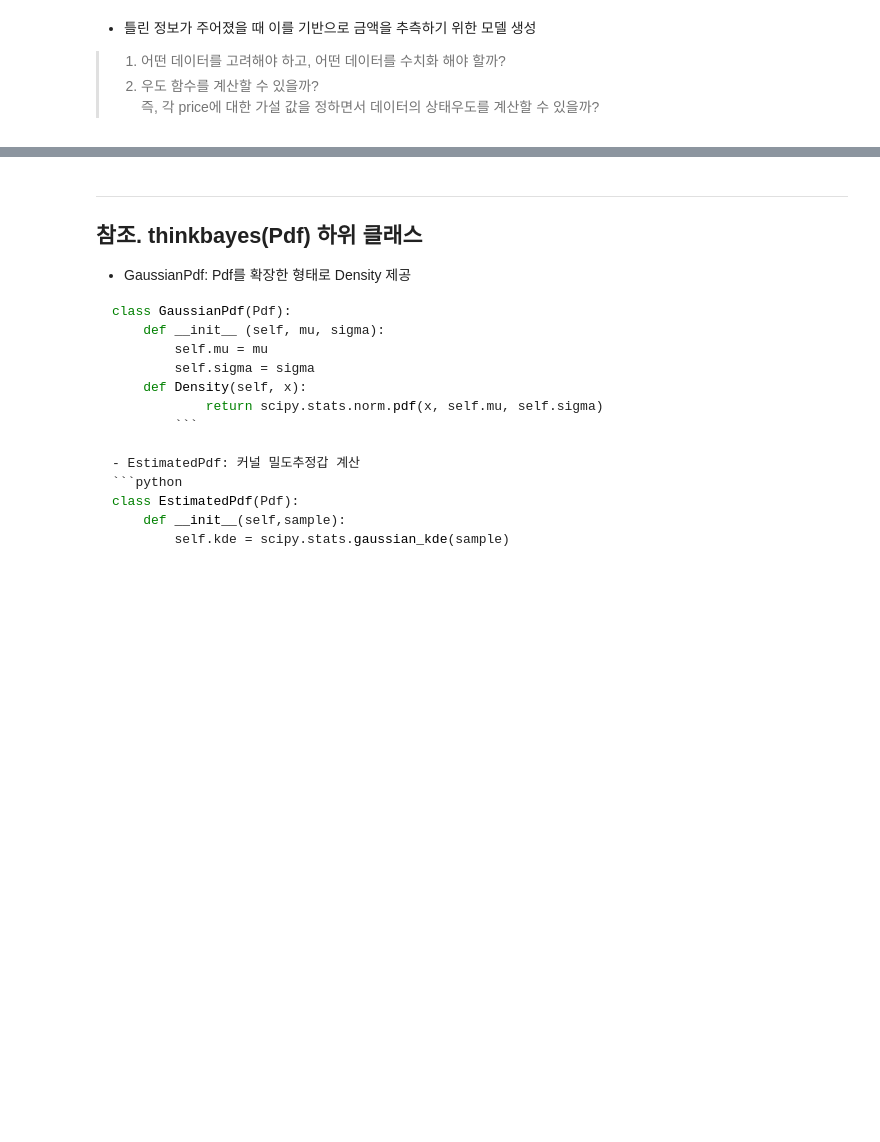
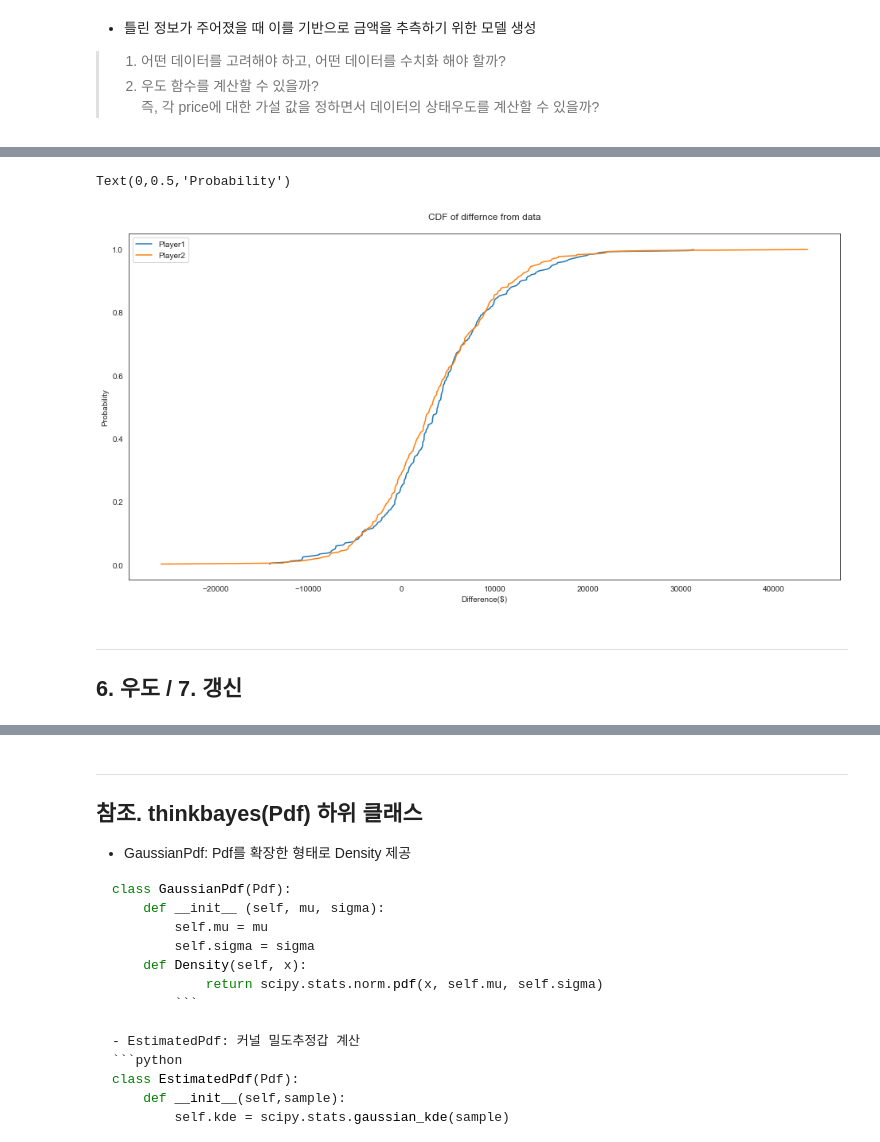
Before and after one commit to kookoowaa/Algorithms, a Jupyter notebook: Bayesian_approach/06 Decision analysis.ipynb, the cells around one changed output, grey strips where cells are left out. Cells and saved outputs as stored; diff of their text form; code cells hidden in the pictures; blank space fills up the shorter version.

```diff
--- a/Bayesian_approach/06 Decision analysis.ipynb
+++ b/Bayesian_approach/06 Decision analysis.ipynb
@@ -127,0 +189,9 @@ class Player(object)
+# %%
+class Players(object):
+    def __init__(self, prices, bids, diffs):
+        self.pdf_price = thinkbayes.EstimatedPdf(prices)
+        self.cdf_diff = thinkbayes.MakeCdfFromList(diffs)
+
+        mu = 0
+        sigma = np.std(diffs)
+        self.pdf_error = thinkbayes.GaussianPdf(mu, sigma)
@@ -127,0 +202,16 @@ class Player(object)
+# %%
+p1 = Players(prices = biddings['Showcase 1'], bids = biddings['Bid 1'], diffs = biddings['Difference 1'])
+p2 = Players(prices = biddings['Showcase 2'], bids = biddings['Bid 2'], diffs = biddings['Difference 2'])
+# %%
+sns.lineplot(x = p1.cdf_diff.Values(), y = p1.cdf_diff.ps, label = 'Player1')
+sns.lineplot(x = p2.cdf_diff.Values(), y = p2.cdf_diff.ps, label = 'Player2')
+plt.title('CDF of differnce from data\n')
+plt.xlabel('Difference($)')
+plt.ylabel('Probability')
+plt.vlines(x = 0, ymin = 0, ymax = 1)
+# %% [output]
+Text(0,0.5,'Probability')
+[figure, added]
+# %% [markdown]
+___
+## 6. 우도 / 7. 갱신
```
Also changed, not shown: parts of 20 cells of this notebook.
